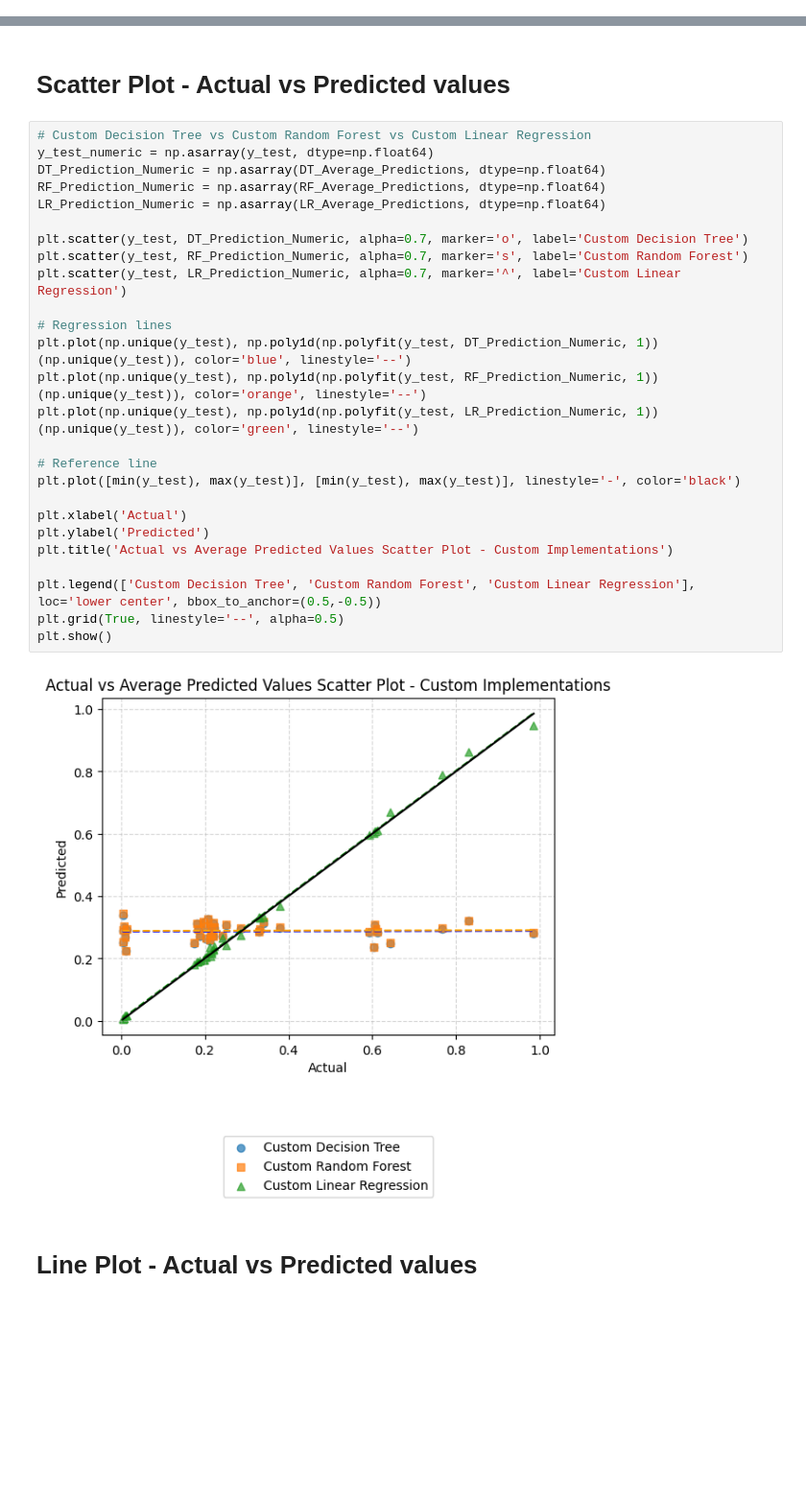
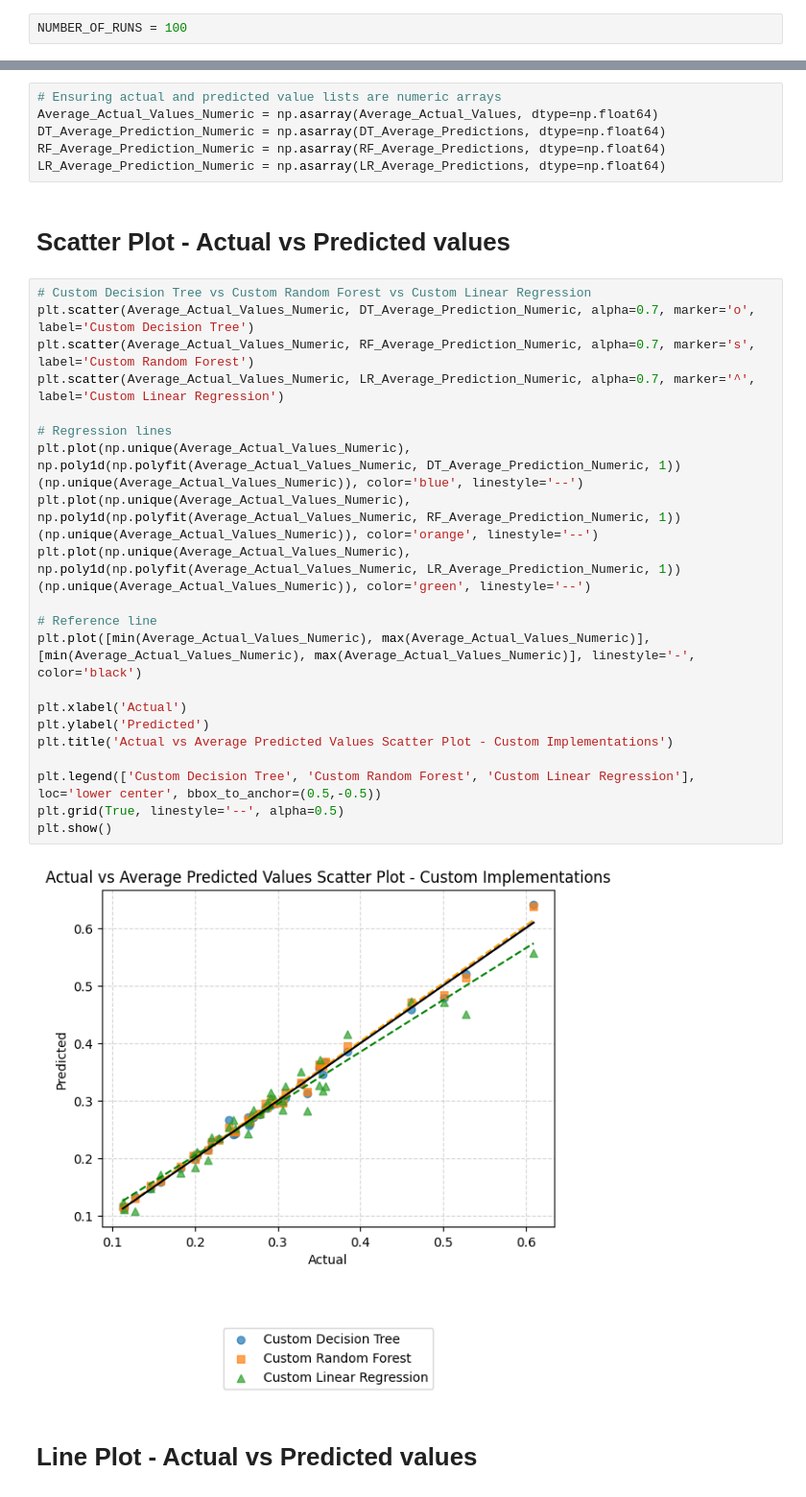
Before and after one commit to NathanPortelli/ICS5110-Applied-ML, a Jupyter notebook: main.ipynb, the cells around one changed output, grey strips where cells are left out. Shown at 96% size. Drawn from its saved outputs; the diff is of its cells as text; blank space fills up the shorter version.

```diff
--- a/main.ipynb
+++ b/main.ipynb
@@ -29,3 +33,5 @@ NUM_CORES = 4
 # %% [markdown]
 # Custom Implementations - Decision Tree, Random Forest, Linear Regression
+# %%
+NUMBER_OF_RUNS = 100
 # %%
@@ -318,33 +217,34 @@ Average Max Error: 0.002297
+# %%
+# Ensuring actual and predicted value lists are numeric arrays
+Average_Actual_Values_Numeric = np.asarray(Average_Actual_Values, dtype=np.float64)
+DT_Average_Prediction_Numeric = np.asarray(DT_Average_Predictions, dtype=np.float64)
+RF_Average_Prediction_Numeric = np.asarray(RF_Average_Predictions, dtype=np.float64)
+LR_Average_Prediction_Numeric = np.asarray(LR_Average_Predictions, dtype=np.float64)
 # %% [markdown]
 # Scatter Plot - Actual vs Predicted values
 # %%
 # Custom Decision Tree vs Custom Random Forest vs Custom Linear Regression
-y_test_numeric = np.asarray(y_test, dtype=np.float64)
-DT_Prediction_Numeric = np.asarray(DT_Average_Predictions, dtype=np.float64)
-RF_Prediction_Numeric = np.asarray(RF_Average_Predictions, dtype=np.float64)
-LR_Prediction_Numeric = np.asarray(LR_Average_Predictions, dtype=np.float64)
-
-plt.scatter(y_test, DT_Prediction_Numeric, alpha=0.7, marker='o', label='Custom Decision Tree')
-plt.scatter(y_test, RF_Prediction_Numeric, alpha=0.7, marker='s', label='Custom Random Forest')
-plt.scatter(y_test, LR_Prediction_Numeric, alpha=0.7, marker='^', label='Custom Linear Regression')
+plt.scatter(Average_Actual_Values_Numeric, DT_Average_Prediction_Numeric, alpha=0.7, marker='o', label='Custom Decision Tree')
+plt.scatter(Average_Actual_Values_Numeric, RF_Average_Prediction_Numeric, alpha=0.7, marker='s', label='Custom Random Forest')
+plt.scatter(Average_Actual_Values_Numeric, LR_Average_Prediction_Numeric, alpha=0.7, marker='^', label='Custom Linear Regression')
 
 # Regression lines
-plt.plot(np.unique(y_test), np.poly1d(np.polyfit(y_test, DT_Prediction_Numeric, 1))(np.unique(y_test)), color='blue', linestyle='--')
-plt.plot(np.unique(y_test), np.poly1d(np.polyfit(y_test, RF_Prediction_Numeric, 1))(np.unique(y_test)), color='orange', linestyle='--')
-plt.plot(np.unique(y_test), np.poly1d(np.polyfit(y_test, LR_Prediction_Numeric, 1))(np.unique(y_test)), color='green', linestyle='--')
+plt.plot(np.unique(Average_Actual_Values_Numeric), np.poly1d(np.polyfit(Average_Actual_Values_Numeric, DT_Average_Prediction_Numeric, 1))(np.unique(Average_Actual_Values_Numeric)), color='blue', linestyle='--')
+plt.plot(np.unique(Average_Actual_Values_Numeric), np.poly1d(np.polyfit(Average_Actual_Values_Numeric, RF_Average_Prediction_Numeric, 1))(np.unique(Average_Actual_Values_Numeric)), color='orange', linestyle='--')
+plt.plot(np.unique(Average_Actual_Values_Numeric), np.poly1d(np.polyfit(Average_Actual_Values_Numeric, LR_Average_Prediction_Numeric, 1))(np.unique(Average_Actual_Values_Numeric)), color='green', linestyle='--')
 
 # Reference line
-plt.plot([min(y_test), max(y_test)], [min(y_test), max(y_test)], linestyle='-', color='black')
+plt.plot([min(Average_Actual_Values_Numeric), max(Average_Actual_Values_Numeric)], [min(Average_Actual_Values_Numeric), max(Average_Actual_Values_Numeric)], linestyle='-', color='black')
 
 plt.xlabel('Actual')
 plt.ylabel('Predicted')
 plt.title('Actual vs Average Predicted Values Scatter Plot - Custom Implementations')
 
 plt.legend(['Custom Decision Tree', 'Custom Random Forest', 'Custom Linear Regression'], loc='lower center', bbox_to_anchor=(0.5,-0.5))
 plt.grid(True, linestyle='--', alpha=0.5)
 plt.show()
 # %% [output]
-[figure, old version]
+[figure, new version]
 # %% [markdown]
 # Line Plot - Actual vs Predicted values
 # %%
```
Also changed, not shown: parts of 10 cells of this notebook.
